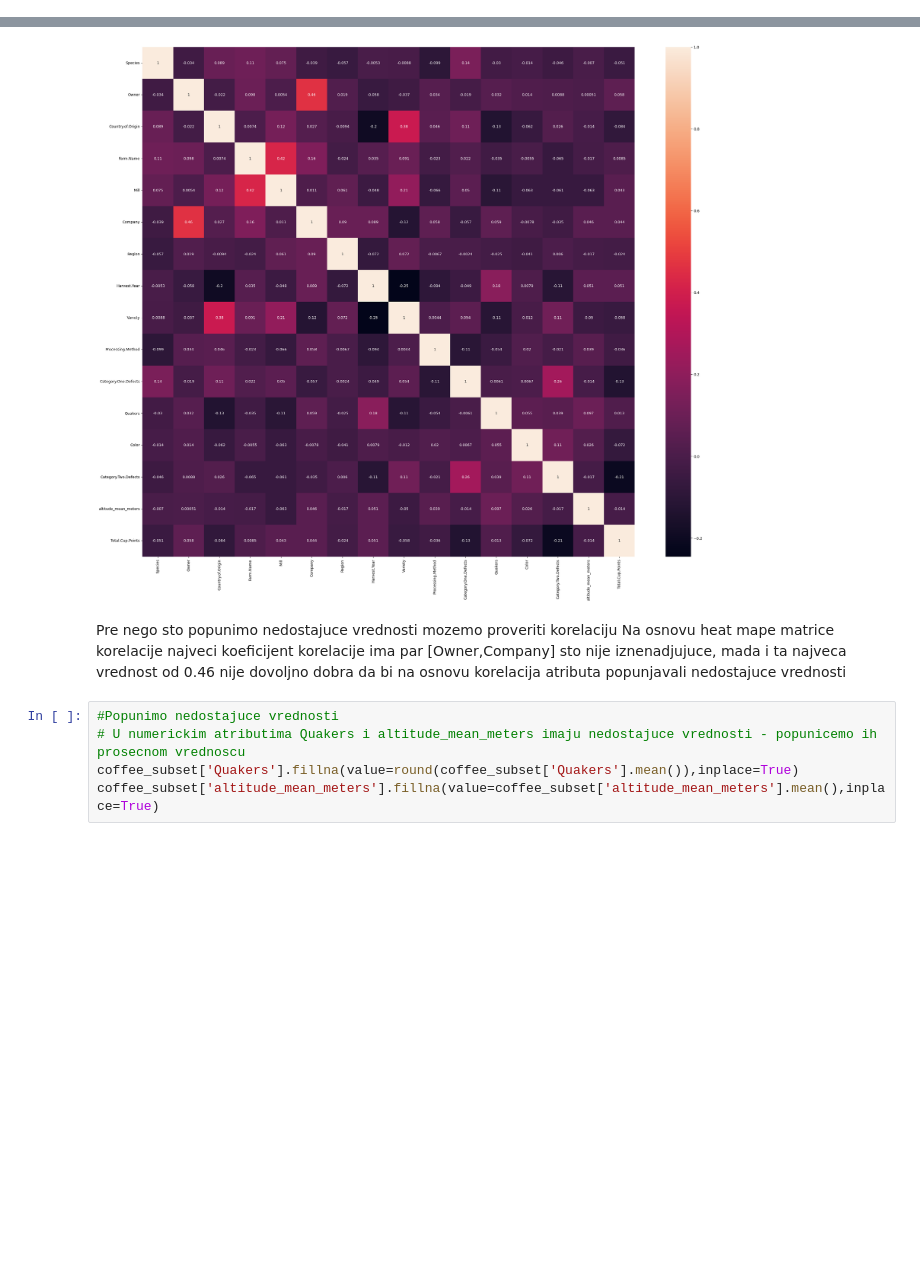
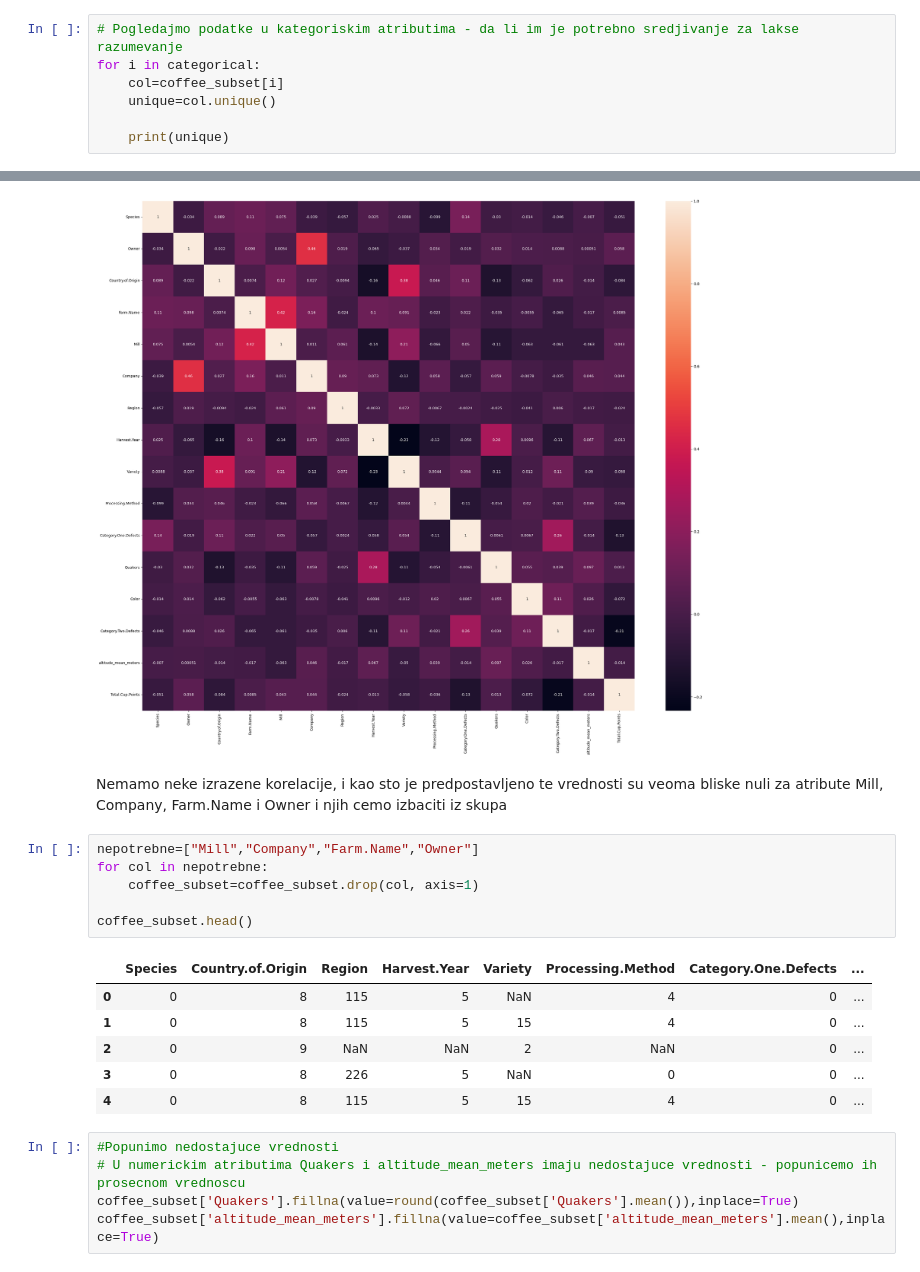
Before and after one commit to MATF-istrazivanje-podataka-1/2023_Data_Mining_Coffee_Quality_Dataset, a Jupyter notebook: Analiza_I_Pretprocesiranje.ipynb, the cells around one changed output, grey strips where cells are left out. Saved outputs shown, nothing was run; the diff lists cells and outputs as text; blank space fills up the shorter version.

```diff
--- a/Analiza_I_Pretprocesiranje.ipynb
+++ b/Analiza_I_Pretprocesiranje.ipynb
@@ -115,3 +115,10 @@ categorical
 Index(['Species', 'Owner', 'Country.of.Origin', 'Farm.Name', 'Mill', 'Company',
        'Region', 'Harvest.Year', 'Variety', 'Processing.Method', 'Color'],
       dtype='object')
+# %%
+# Pogledajmo podatke u kategoriskim atributima - da li im je potrebno sredjivanje za lakse razumevanje
+for i in categorical:
+    col=coffee_subset[i]
+    unique=col.unique()
+
+    print(unique)
@@ -153,9 +201,21 @@ sns.heatmap(data=coffee_subset.corr(),annot=True)
 # %% [output]
 <Axes: >
 [figure]
-# %% [markdown]
-Pre nego sto popunimo nedostajuce vrednosti mozemo proveriti korelaciju
-Na osnovu heat mape matrice korelacije najveci koeficijent korelacije ima par [Owner,Company] sto nije iznenadjujuce, mada i ta najveca vrednost od 0.46 nije dovoljno dobra da bi na osnovu korelacija atributa popunjavali nedostajuce vrednosti
+# %% [markdown]
+Nemamo neke izrazene korelacije, i kao sto je predpostavljeno te vrednosti su veoma bliske nuli za atribute Mill, Company, Farm.Name i Owner i njih cemo izbaciti iz skupa
+# %%
+nepotrebne=["Mill","Company","Farm.Name","Owner"]
+for col in nepotrebne:
+    coffee_subset=coffee_subset.drop(col, axis=1)
+
+coffee_subset.head()
+# %% [output]
+|  | Species | Country.of.Origin | Region | Harvest.Year | Variety | Processing.Method | Category.One.Defects | ... |
+| 0 | 0 | 8 | 115 | 5 | NaN | 4 | 0 | ... |
+| 1 | 0 | 8 | 115 | 5 | 15 | 4 | 0 | ... |
+| 2 | 0 | 9 | NaN | NaN | 2 | NaN | 0 | ... |
+| 3 | 0 | 8 | 226 | 5 | NaN | 0 | 0 | ... |
+| 4 | 0 | 8 | 115 | 5 | 15 | 4 | 0 | ... |
 # %%
 #Popunimo nedostajuce vrednosti
 # U numerickim atributima Quakers i altitude_mean_meters imaju nedostajuce vrednosti - popunicemo ih prosecnom vrednoscu
```
Also changed, not shown: parts of 21 cells of this notebook.
